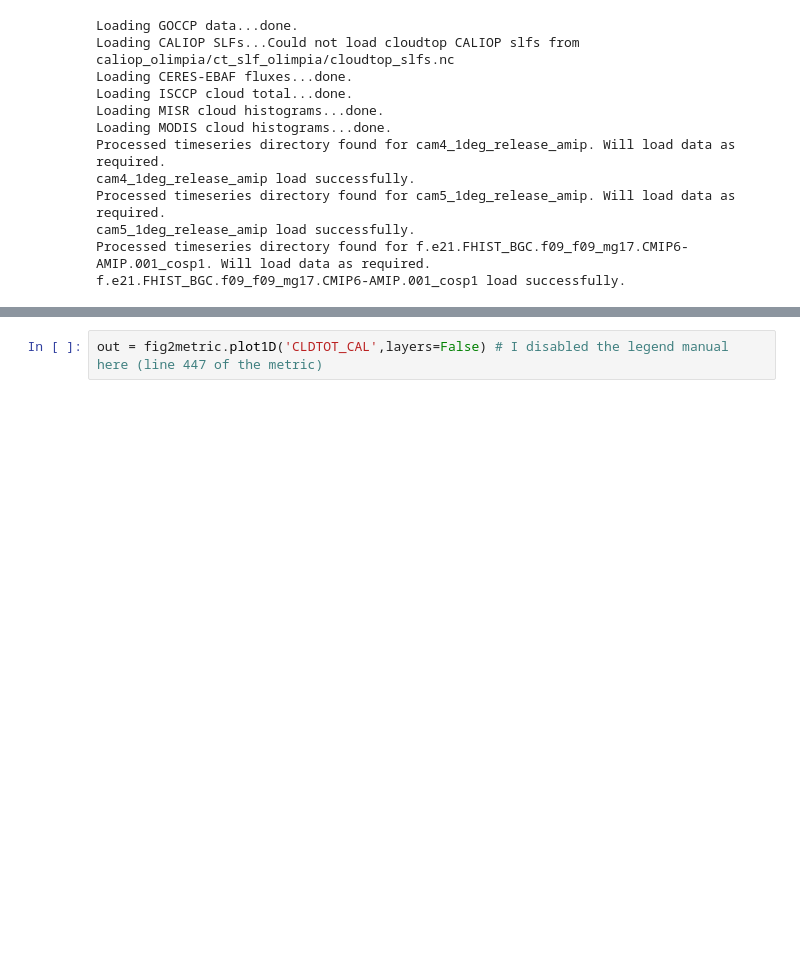
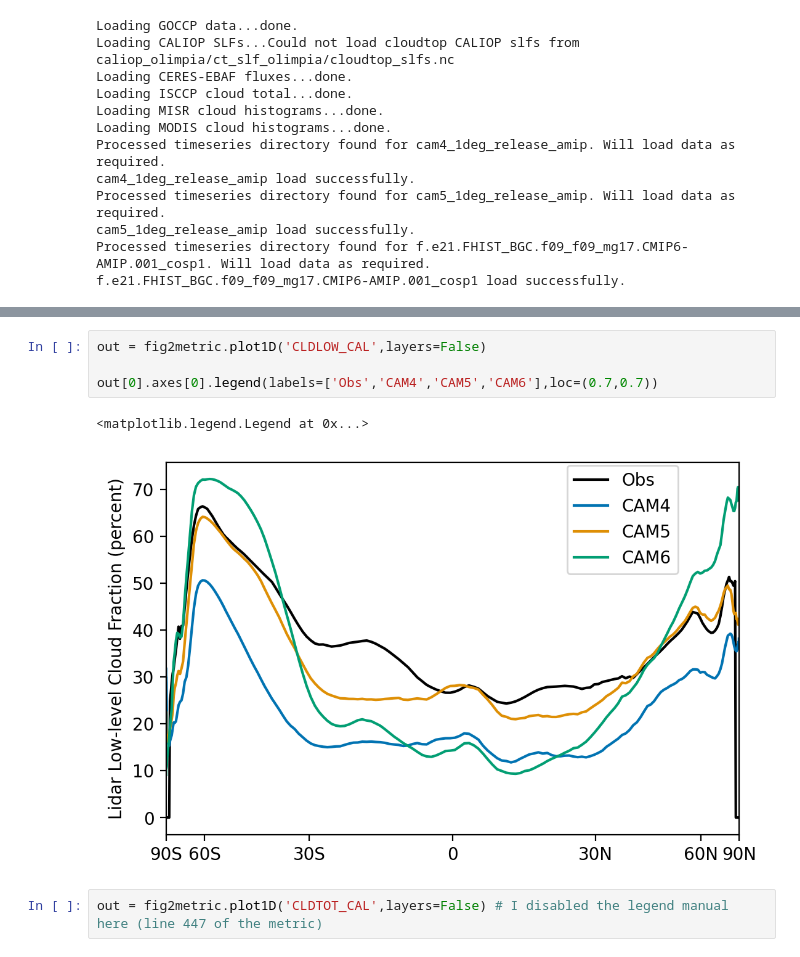
Before and after one commit to jshaw35/CESM2_analysis, a Jupyter notebook: CESM2_COSP/cesmworkshop_figures.ipynb, the cells around one changed output, grey strips where cells are left out. Cells and saved outputs as stored; diff of their text form; blank space fills up the shorter version.

```diff
--- a/CESM2_COSP/cesmworkshop_figures.ipynb
+++ b/CESM2_COSP/cesmworkshop_figures.ipynb
@@ -76,3 +78,10 @@ out = fig2metric.plot1D('CLDLOW_CAL',layers=False)
+# %%
+out = fig2metric.plot1D('CLDLOW_CAL',layers=False)
+
+out[0].axes[0].legend(labels=['Obs','CAM4','CAM5','CAM6'],loc=(0.7,0.7))
+# %% [output]
+<matplotlib.legend.Legend at 0x...>
+[figure, added]
 # %%
 out = fig2metric.plot1D('CLDTOT_CAL',layers=False) # I disabled the legend manual here (line 447 of the metric)
 # %% [output]
```
Also changed, not shown: parts of 4 cells of this notebook.
